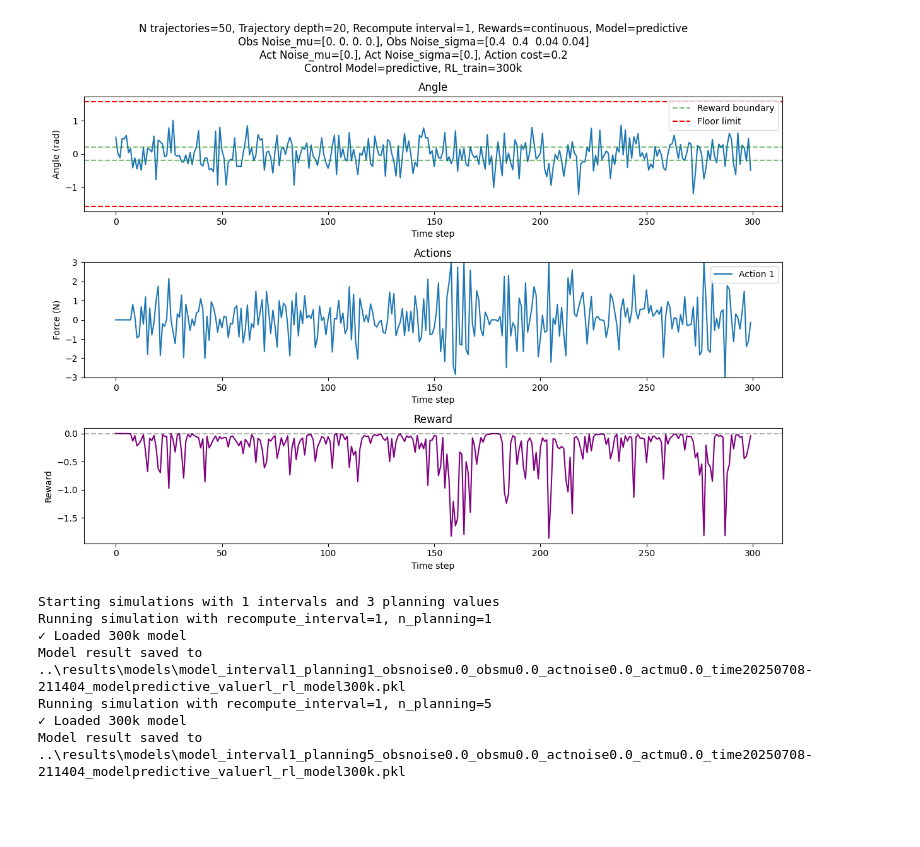
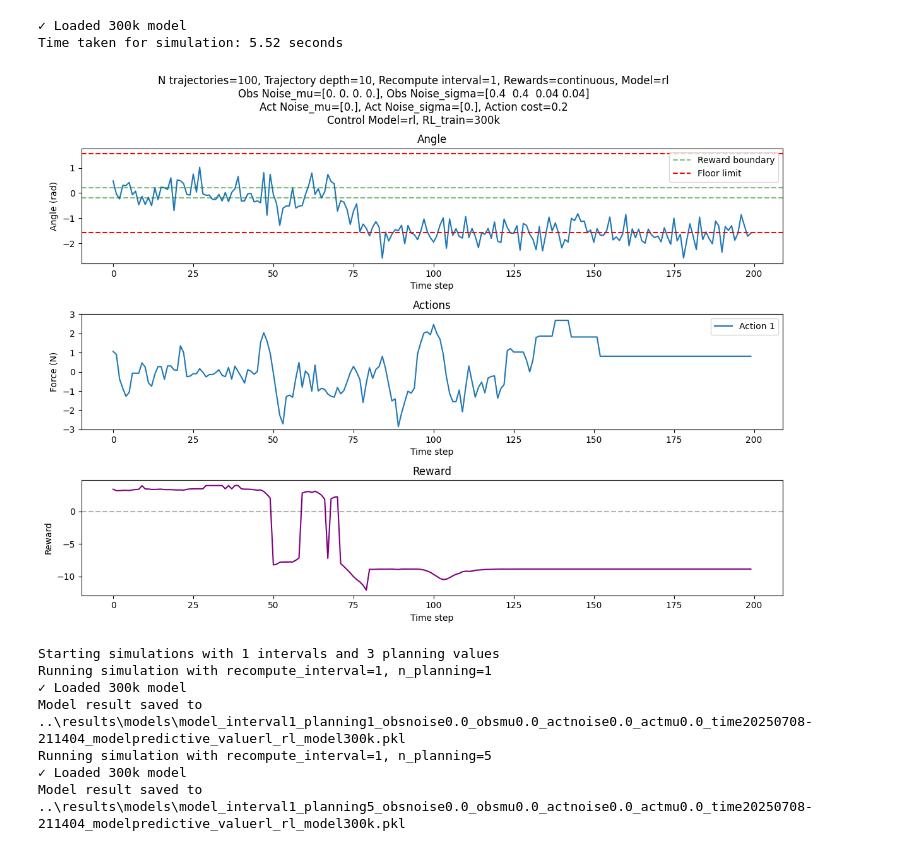
Before and after one commit to jtbuch/mpc_dojo, a Jupyter notebook: cartpole/notebooks/MujocoCartpoleSimulations.ipynb, the cells around one changed output. Cells and saved outputs as stored; diff of their text form; code cells hidden in the pictures; blank space fills up the shorter version.

```diff
--- a/cartpole/notebooks/MujocoCartpoleSimulations.ipynb
+++ b/cartpole/notebooks/MujocoCartpoleSimulations.ipynb
@@ -11,26 +11,34 @@ import imageio
 import torch
 from stable_baselines3 import TD3
 # %%
+# start timing
+import time
+start_time = time.time()
+
 # Simulate the bird
-planning_width = 50 # how many trajectories to simulate
-n_planning = 20 # how deep the rolout of each trajectory is
+planning_width = 100 # how many trajectories to simulate
+n_planning = 10 # how deep the rolout of each trajectory is
 recompute_interval = 1
 n_episodes = 1
-time_steps = 300
+time_steps = 200
 reward_type='continuous' # rewards can be 'discrete' or 'continuous'
 obs_noise_mu=np.array([0.0, 0.0, 0.0, 0.0]) # mean of the noise added to the observations
 obs_noise_sigma=np.array([0.4, 0.4, 0.04, 0.04]) # standard deviation of the noise added to the observations
 act_noise_mu=np.array([0.0]) # mean of the noise added to the actions
 act_noise_sigma=np.array([0.0]) # standard deviation of the noise added to the actions
 action_cost = 0.2
-control_model = 'predictive' # sampling method can be 'predictive' or 'random'
-value = 'env' # value can be 'env' or 'rl' to use MuJoCo env or RL model
+control_model = 'rl' # sampling method can be 'predictive' or 'random'
+value = 'rl' # value can be 'env' or 'rl' to use MuJoCo env or RL model
 rl_model = '300k' # name of the RL model to use, if applicable
 
 bird = MPCShittyBird(n_actions = 10, planning_width=planning_width, n_planning=n_planning, reward_type=reward_type, action_cost=action_cost, control_model=control_model,value=value, rl_model=rl_model)
 
 # Simulate the bird
 simulation_data = simulate_one_model(bird, n_episodes=n_episodes, time_steps=time_steps,recompute_interval=recompute_interval, obs_noise_mu=obs_noise_mu, obs_noise_sigma=obs_noise_sigma, act_noise_mu=act_noise_mu, act_noise_sigma=act_noise_sigma, reward_type=reward_type, action_cost=action_cost)
+
+# end timing and print the time taken
+end_time = time.time()
+print(f"Time taken for simulation: {end_time - start_time:.2f} seconds")
 
 episode1 = simulation_data["episode_1"]
 
@@ -56,34 +64,36 @@ plt.subplot(3, 1, 1)  # Changed to 3 rows
 plt.plot(angle)
 plt.title('Angle')
 plt.xlabel('Time step')
 plt.ylabel('Angle (rad)')
 plt.axhline(y=-0.2, color='g', linestyle='--', alpha=0.5, label='Reward boundary')
 plt.axhline(y=0.2, color='g', linestyle='--', alpha=0.5)
 plt.axhline(y=-1.573, color='r', linestyle='--', label='Floor limit')
 plt.axhline(y=1.573, color='r', linestyle='--')
 plt.legend()
 
 # Plot the actions
 plt.subplot(3, 1, 2)  # Changed to 3 rows
 plt.plot(actions)
 plt.title('Actions')
 plt.xlabel('Time step')
 plt.ylabel('Force (N)')
 plt.ylim(-3, 3)
 plt.legend([f'Action {i+1}' for i in range(actions.shape[1])], loc='upper right')
 
 # Add reward subplot
 plt.subplot(3, 1, 3)
 plt.plot(reward, 'purple')
 plt.title('Reward')
 plt.xlabel('Time step')
 plt.ylabel('Reward')
 plt.axhline(y=0, color='k', linestyle='--', alpha=0.3)
 
 plt.tight_layout()
 plt.show()
 # %% [output]
+✓ Loaded 300k model
+Time taken for simulation: 5.52 seconds
-[figure, old version]
+[figure, new version]
 # %%
 single_sim_config = {
     'planning_width': 100,
```
Also changed, not shown: 1 other file.
